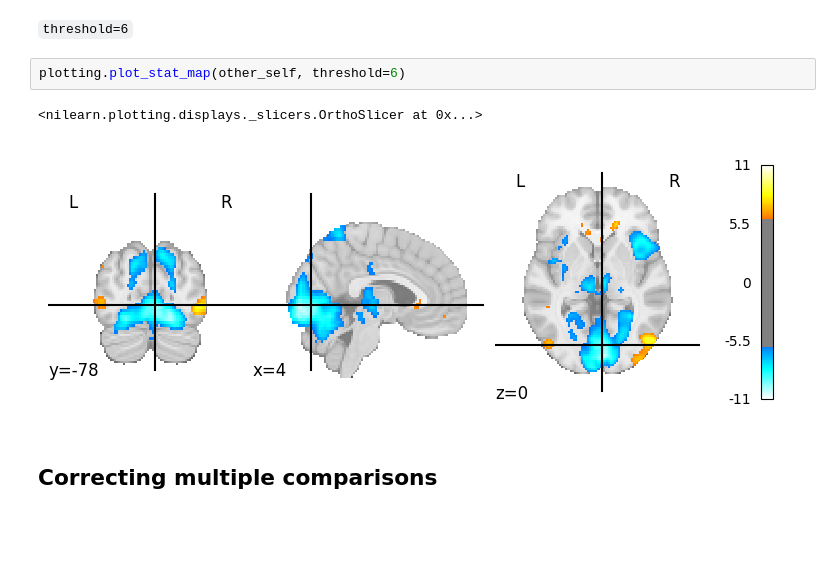
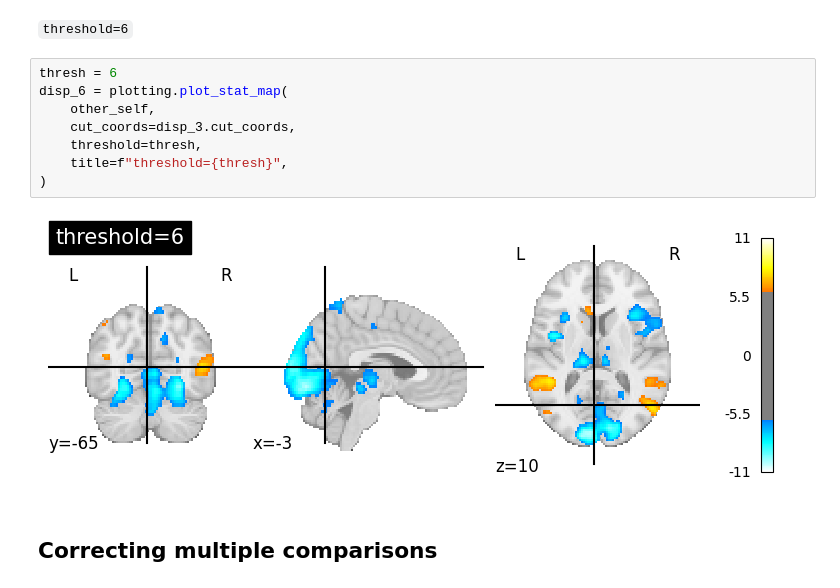
Before and after one commit to dominikpegler/tewa2-neuroimaging, a Jupyter notebook: assignments/Group assignment/Group assignment.ipynb, the cells around one changed output. Saved outputs shown, nothing was run; the diff lists cells and outputs as text; blank space fills up the shorter version.

```diff
--- a/assignments/Group assignment/Group assignment.ipynb
+++ b/assignments/Group assignment/Group assignment.ipynb
@@ -165,10 +167,15 @@ plotting.plot_stat_map(other_self, threshold=3)
 # %% [markdown]
 `threshold=6`
-# %%
-plotting.plot_stat_map(other_self, threshold=6)
-# %% [output]
-<nilearn.plotting.displays._slicers.OrthoSlicer at 0x...>
-[figure, removed]
+# %%
+thresh = 6
+disp_6 = plotting.plot_stat_map(
+    other_self,
+    cut_coords=disp_3.cut_coords,
+    threshold=thresh,
+    title=f"threshold={thresh}",
+)
+# %% [output]
+[figure, added]
 # %% [markdown]
 ## Correcting multiple comparisons
 # %%
```
Also changed, not shown: parts of 3 cells of this notebook.
